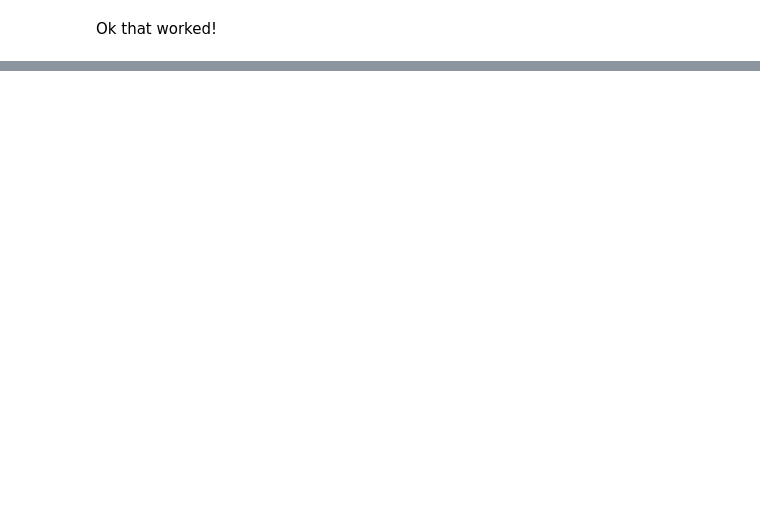
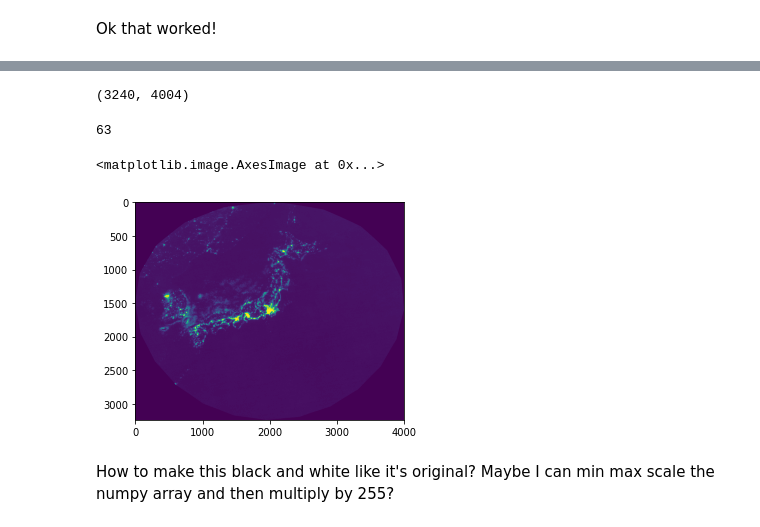
Before and after one commit to mianakajima/NightLights, a Jupyter notebook: notebooks/01_google_earth_engine.ipynb, the cells around one changed output, grey strips where cells are left out. Cells and saved outputs as stored; diff of their text form; code cells hidden in the pictures; blank space fills up the shorter version.

Commit message:
Explore satellite images

```diff
--- a/notebooks/01_google_earth_engine.ipynb
+++ b/notebooks/01_google_earth_engine.ipynb
@@ -217,0 +227,2 @@ Ok that worked!
+# %%
+im = Image.open('../data/my_export.tif')
@@ -217,0 +231,17 @@ Ok that worked!
+# %%
+imarray = np.array(im)
+# %%
+imarray.shape
+# %% [output]
+(3240, 4004)
+# %%
+imarray.max()
+# %% [output]
+63
+# %%
+plt.imshow(imarray)
+# %% [output]
+<matplotlib.image.AxesImage at 0x...>
+[figure, added]
+# %% [markdown]
+How to make this black and white like it's original? Maybe I can min max scale the numpy array and then multiply by 255?
```
Also changed, not shown: parts of 21 cells of this notebook.
